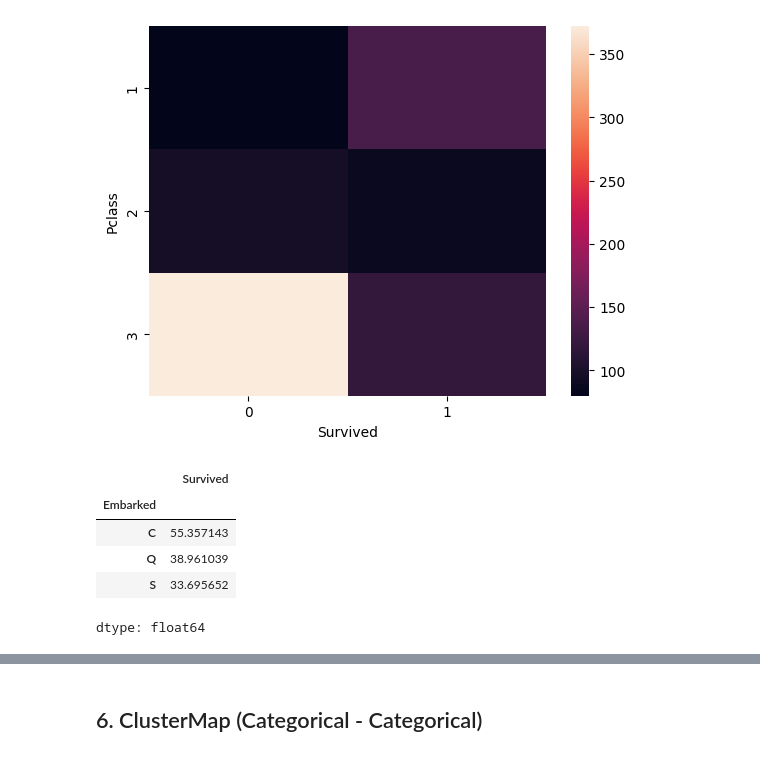
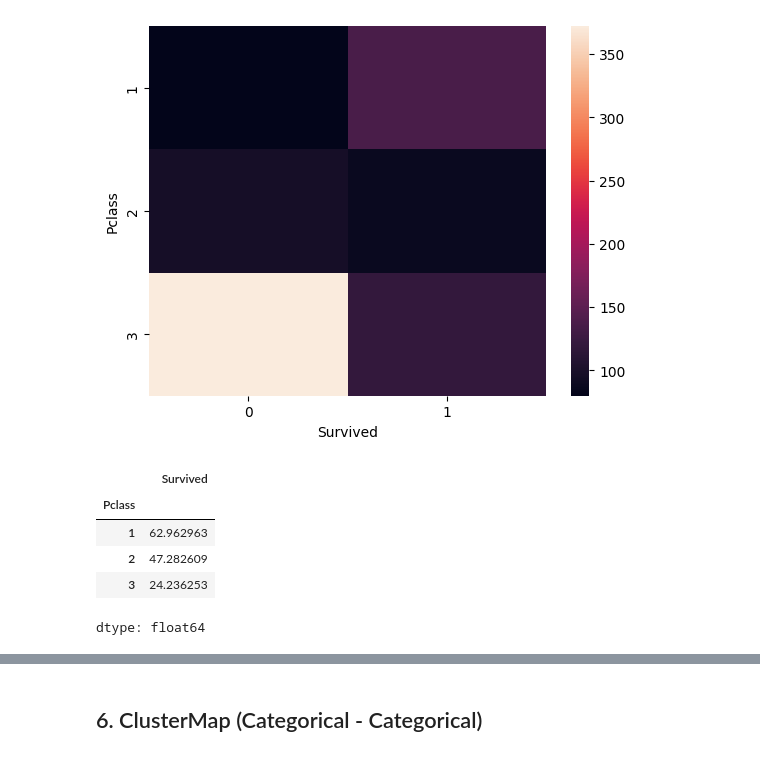
Before and after one commit to Rakshit-Gupta-77/Machine-Learning-Journey, a Jupyter notebook: ega_bivariate_multivariate.ipynb, the cells around one changed output, grey strips where cells are left out. Drawn from its saved outputs; the diff is of its cells as text; code cells hidden in the pictures.

```diff
--- a/ega_bivariate_multivariate.ipynb
+++ b/ega_bivariate_multivariate.ipynb
@@ -140,11 +148,11 @@ sns.heatmap(pd.crosstab(titanic['Pclass'],titanic['Survived']))
 <Axes: xlabel='Survived', ylabel='Pclass'>
 [figure]
 # %%
-titanic.groupby('Embarked')['Survived'].mean() * 100
+titanic.groupby('Pclass')['Survived'].mean() * 100
 # %% [output]
 |  | Survived |
-| Embarked |  |
-| C | 55.357143 |
-| Q | 38.961039 |
-| S | 33.695652 |
+| Pclass |  |
+| 1 | 62.962963 |
+| 2 | 47.282609 |
+| 3 | 24.236253 |
 dtype: float64
```
Also changed, not shown: parts of 3 cells of this notebook.
